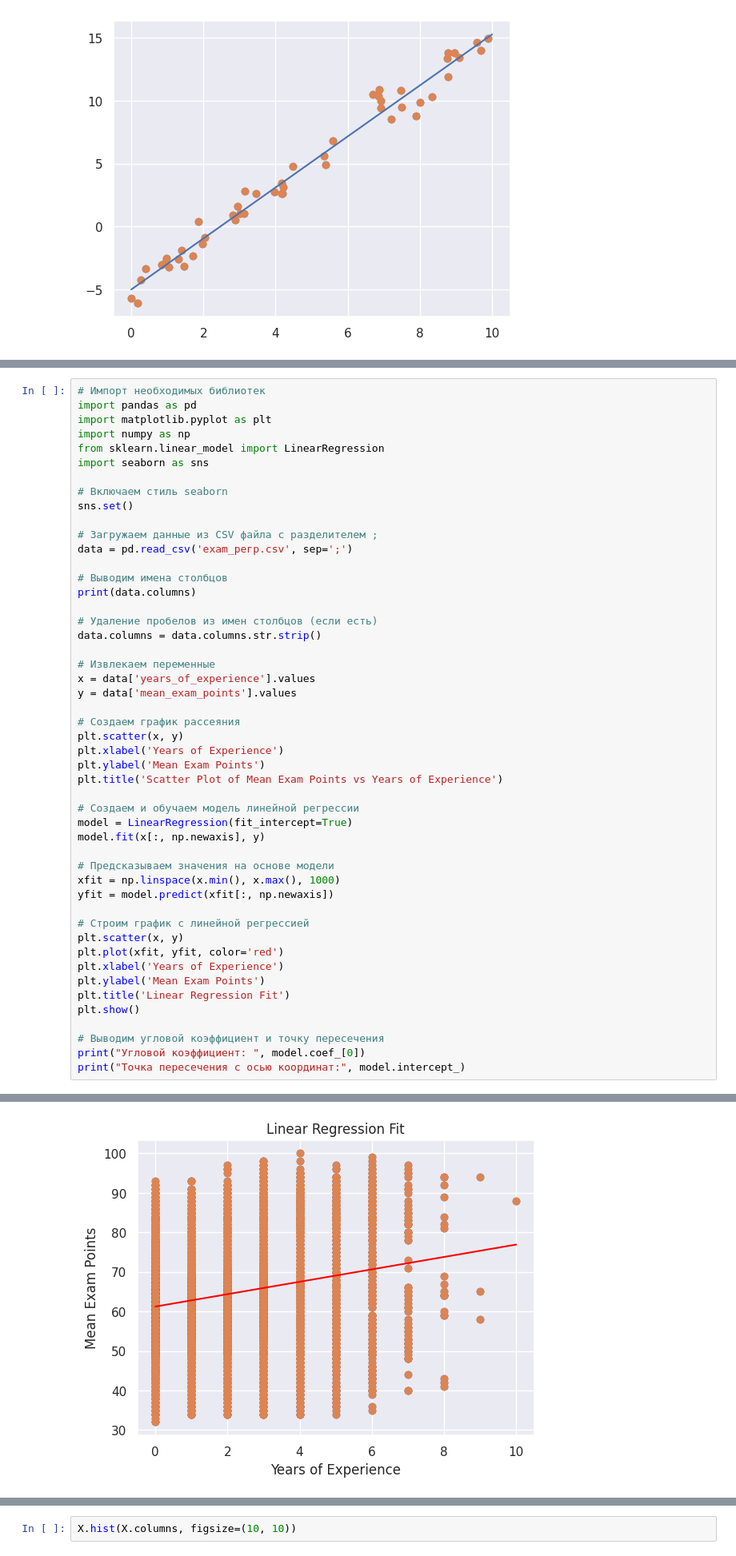
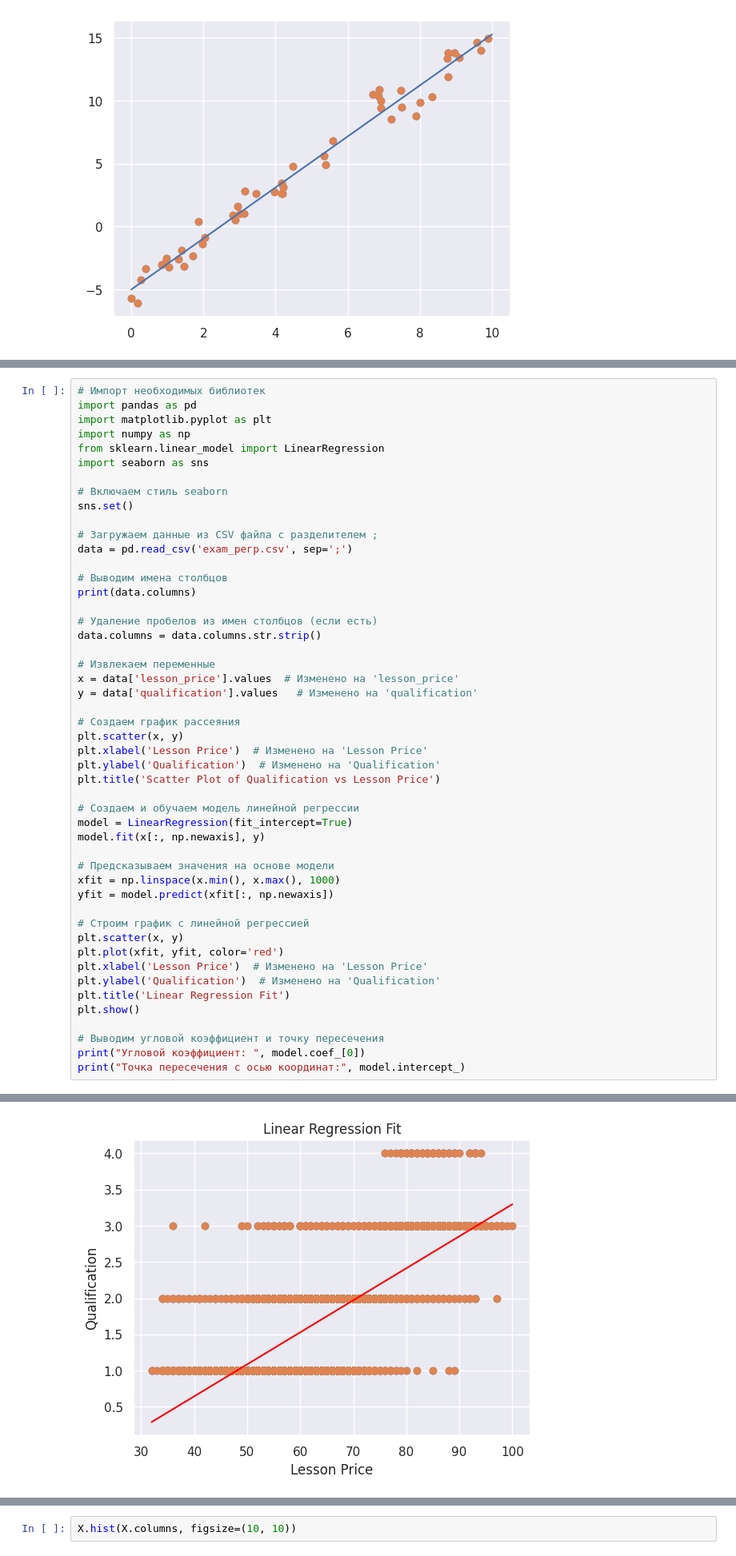
Before and after one commit to b221b/vis43, a Jupyter notebook: Машинное Обучение/Lab05_-_RegClassCluster/Lab05_homework.ipynb, the cells around one changed output, grey strips where cells are left out. Shown at 80% size. Drawn from its saved outputs; the diff is of its cells as text.

```diff
--- a/Машинное Обучение/Lab05_-_RegClassCluster/Lab05_homework.ipynb
+++ b/Машинное Обучение/Lab05_-_RegClassCluster/Lab05_homework.ipynb
@@ -95,38 +453,38 @@ print(data.columns)
 # Удаление пробелов из имен столбцов (если есть)
 data.columns = data.columns.str.strip()
 
 # Извлекаем переменные
-x = data['years_of_experience'].values
-y = data['mean_exam_points'].values
+x = data['lesson_price'].values  # Изменено на 'lesson_price'
+y = data['qualification'].values   # Изменено на 'qualification'
 
 # Создаем график рассеяния
 plt.scatter(x, y)
-plt.xlabel('Years of Experience')
-plt.ylabel('Mean Exam Points')
-plt.title('Scatter Plot of Mean Exam Points vs Years of Experience')
+plt.xlabel('Lesson Price')  # Изменено на 'Lesson Price'
+plt.ylabel('Qualification')  # Изменено на 'Qualification'
+plt.title('Scatter Plot of Qualification vs Lesson Price')
 
 # Создаем и обучаем модель линейной регрессии
 model = LinearRegression(fit_intercept=True)
 model.fit(x[:, np.newaxis], y)
 
 # Предсказываем значения на основе модели
 xfit = np.linspace(x.min(), x.max(), 1000)
 yfit = model.predict(xfit[:, np.newaxis])
 
 # Строим график с линейной регрессией
 plt.scatter(x, y)
 plt.plot(xfit, yfit, color='red')
-plt.xlabel('Years of Experience')
-plt.ylabel('Mean Exam Points')
+plt.xlabel('Lesson Price')  # Изменено на 'Lesson Price'
+plt.ylabel('Qualification')  # Изменено на 'Qualification'
 plt.title('Linear Regression Fit')
 plt.show()
 
 # Выводим угловой коэффициент и точку пересечения
 print("Угловой коэффициент: ", model.coef_[0])
 print("Точка пересечения с осью координат:", model.intercept_)
 # %% [output]
 Index(['Id', 'age', 'years_of_experience', 'lesson_price', 'qualification',
        'physics', 'chemistry', 'biology', 'english', 'geography', 'history',
        'mean_exam_points'],
       dtype='object')
-[figure, old version]
+[figure, new version]
```
Also changed, not shown: parts of 8 cells of this notebook, 5 other files.
